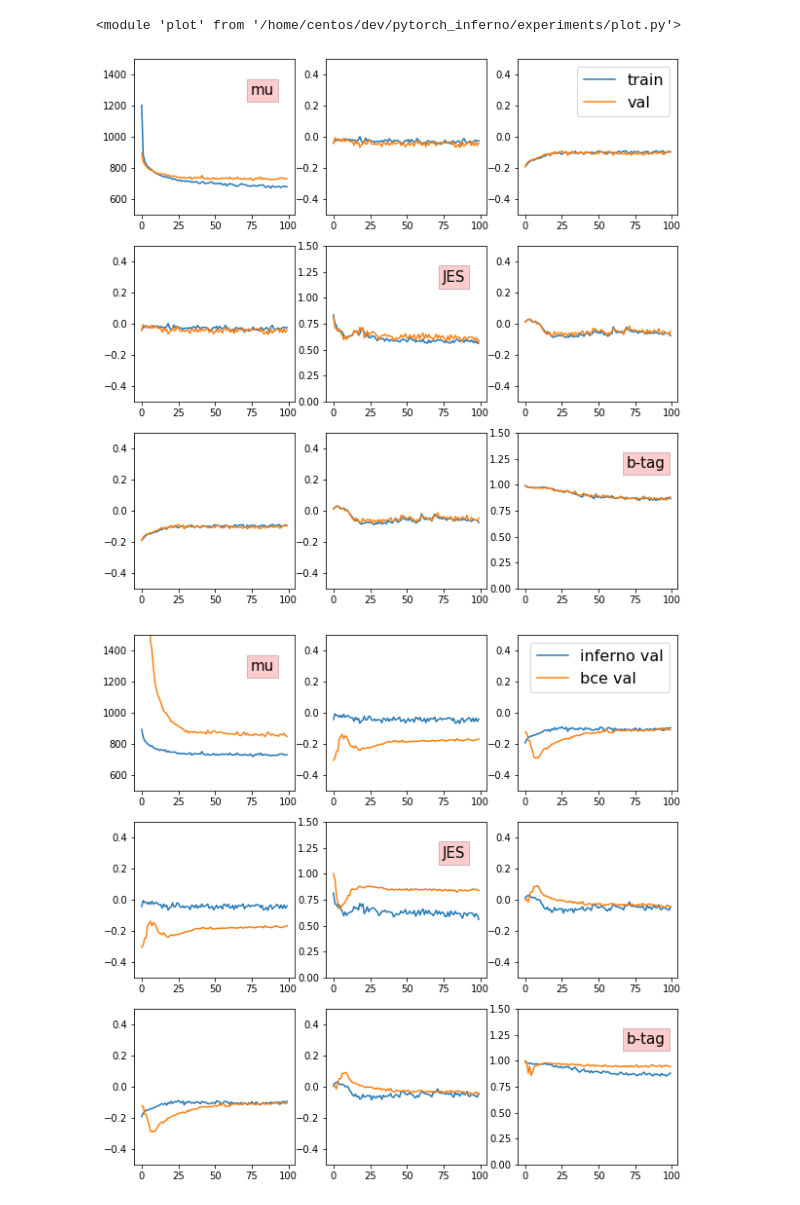
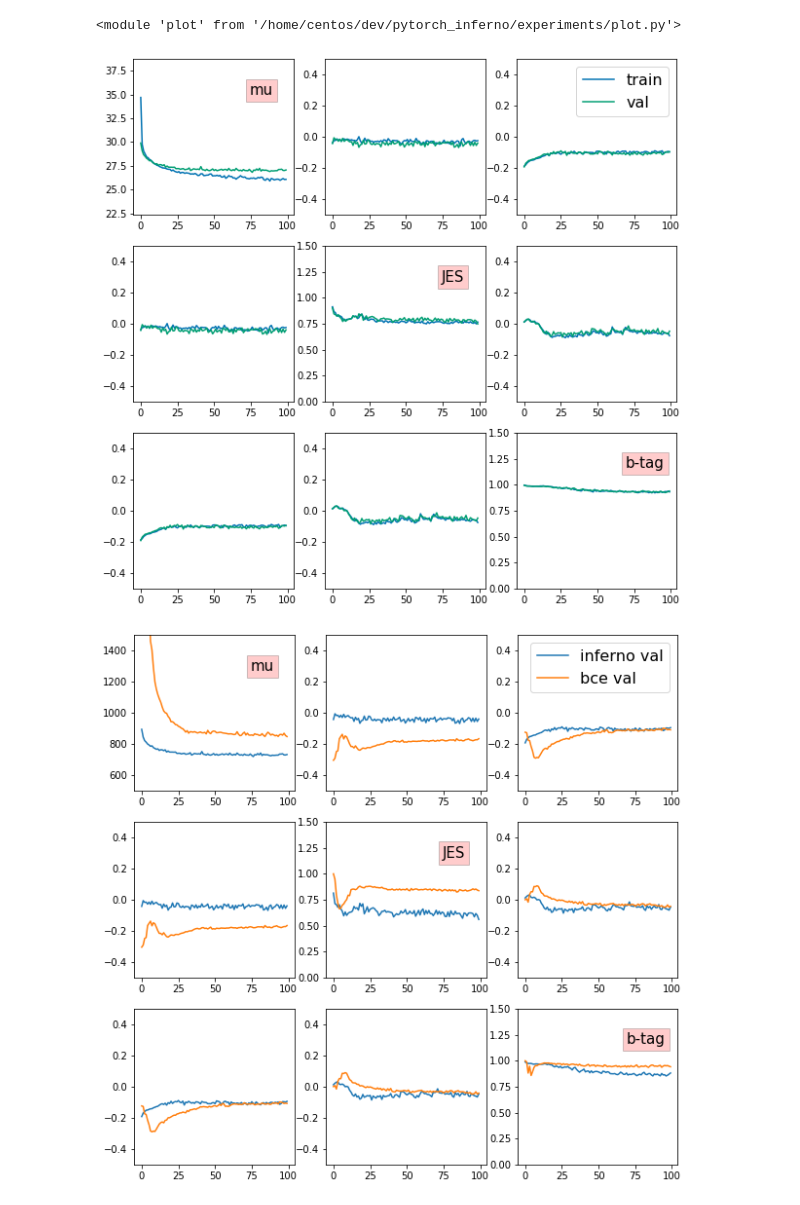
Before and after one commit to llayer/cmsopen, a Jupyter notebook: inferno/run_hep_inferno.ipynb, the cells around one changed output. Saved outputs shown, nothing was run; the diff lists cells and outputs as text; code cells hidden in the pictures.

```diff
--- a/inferno/run_hep_inferno.ipynb
+++ b/inferno/run_hep_inferno.ipynb
@@ -249,9 +249,9 @@ importlib.reload(plot)
 <module 'plot' from '/home/centos/dev/pytorch_inferno/experiments/plot.py'>
 # %%
 names = ["mu","JES",'b-tag']
-plot.plot_cov_trnval(inferno_trn_covs, inferno_val_covs, names, stddev=False)
+plot.plot_cov_trnval(inferno_trn_covs, inferno_val_covs, names, stddev=True)
 # %% [output]
-[figure, old version]
+[figure, new version]
 # %%
 plot.plot_cov_infbce(bce_val_covs, inferno_val_covs, names)
 # %% [output]
```
Also changed, not shown: parts of 30 cells of this notebook, 1 other file.
